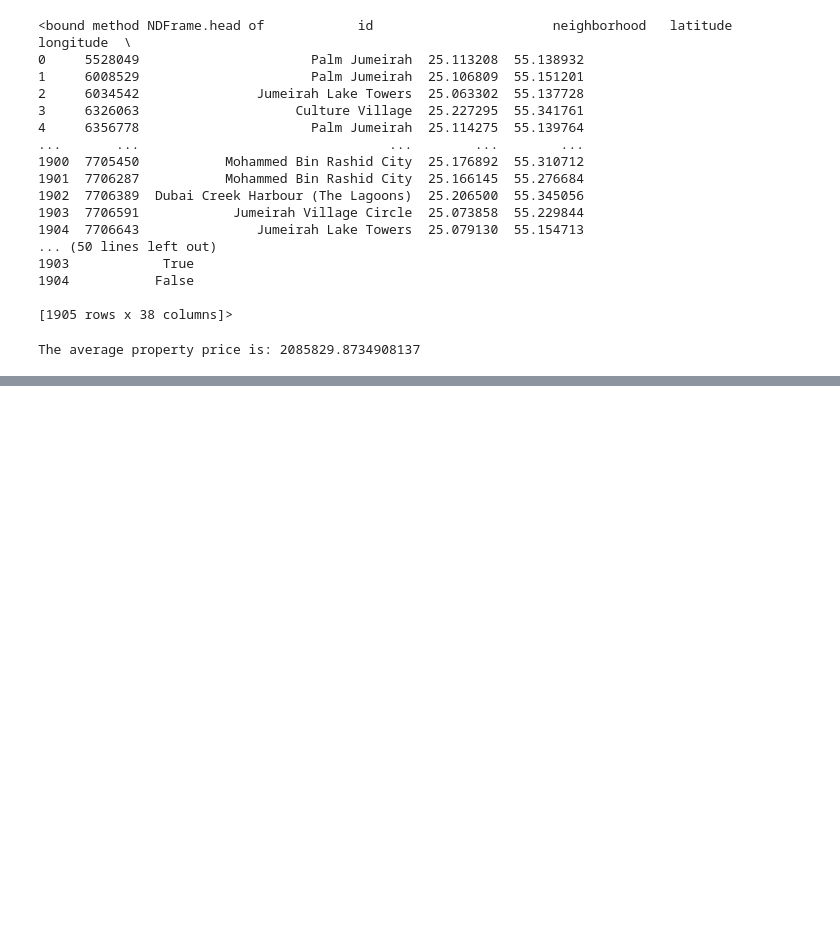
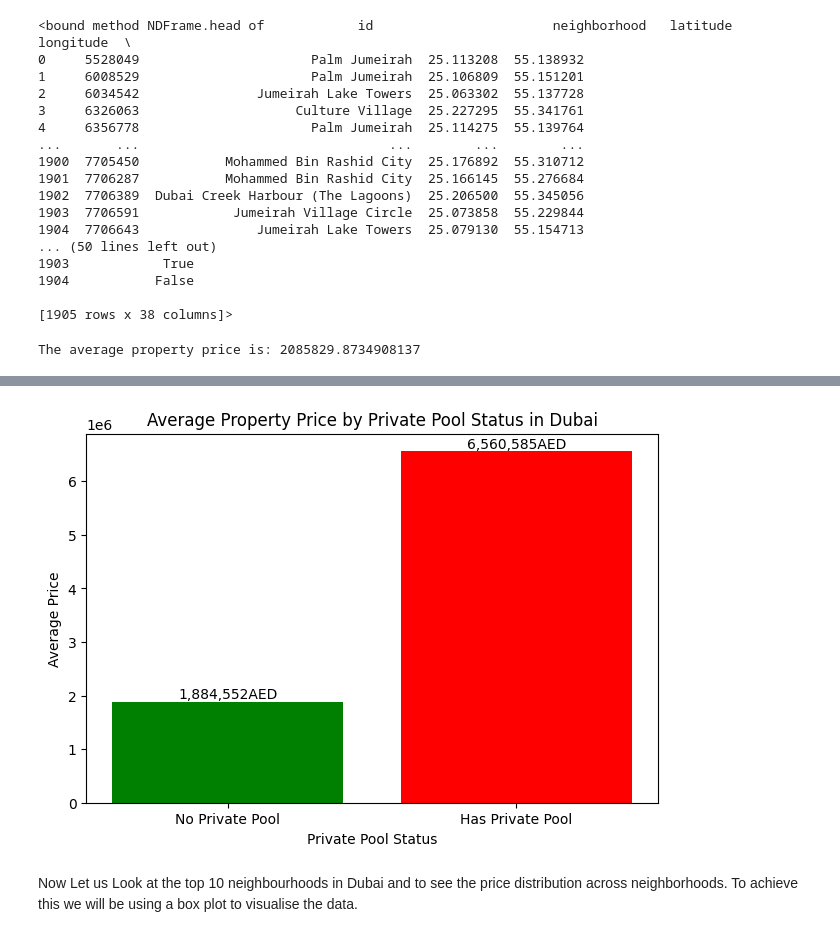
Before and after one commit to olliewh00/Dubai_Property_Analysis, a Jupyter notebook: main.ipynb, the cells around one changed output, grey strips where cells are left out. Saved outputs shown, nothing was run; the diff lists cells and outputs as text; code cells hidden in the pictures; blank space fills up the shorter version.

```diff
--- a/main.ipynb
+++ b/main.ipynb
@@ -49,0 +63,26 @@ KeyError: 'Quality'
+# %%
+average_price_by_pool = df.groupby('private_pool')['price'].mean().reset_index()
+
+average_price_by_pool['private_pool'] = average_price_by_pool['private_pool'].replace({True: 'Has Private Pool', False: 'No Private Pool'})
+average_price_by_pool.columns = ['Private Pool Status', 'Average Price']
+# %%
+pool_status = average_price_by_pool['Private Pool Status'].tolist()
+average_prices_pool = average_price_by_pool['Average Price'].tolist()
+
+plt.Figure(figsize=(8,5))
+bars = plt.bar(pool_status, average_prices_pool, color=['green', 'red'])
+
+for bar in bars:
+    yval = bar.get_height()
+    plt.text(bar.get_x() + bar.get_width()/2, yval + 5000, f'{yval:,.0f}AED', ha='center', va='bottom')
+
+plt.xlabel('Private Pool Status')
+plt.ylabel('Average Price')
+plt.title('Average Property Price by Private Pool Status in Dubai')
+plt.savefig('average_price_by_pool.png')
+plt.tight_layout()
+plt.show()
+# %% [output]
+[figure, added]
+# %% [markdown]
+Now Let us Look at the top 10 neighbourhoods in Dubai and to see the price distribution across neighborhoods. To achieve this we will be using a box plot to visualise the data.
```
Also changed, not shown: parts of 14 cells of this notebook, 5 other files.
